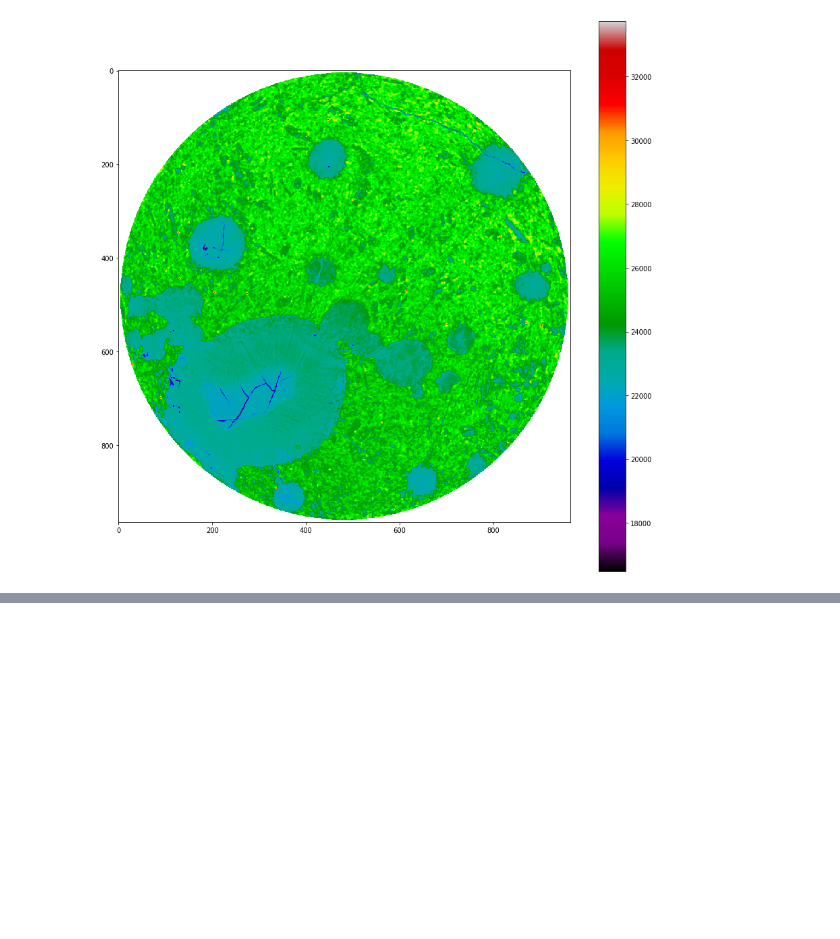
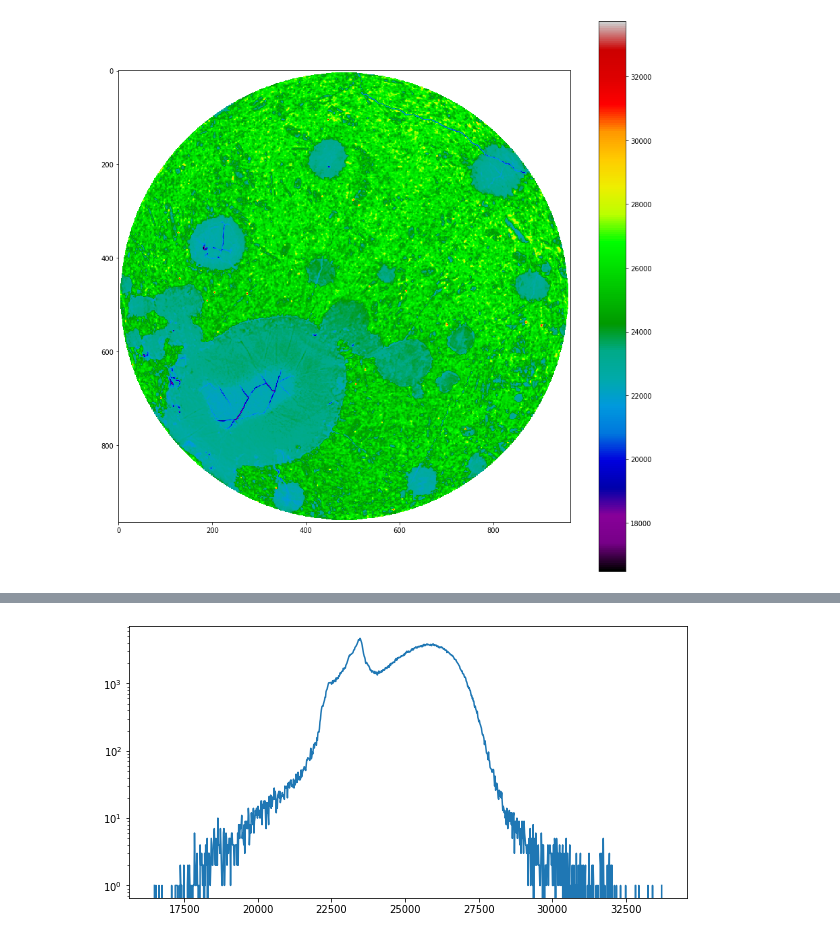
Before and after one commit to mnky9800n/faroe_segmentation, a Jupyter notebook: blur.ipynb, the cells around one changed output, grey strips where cells are left out. Drawn from its saved outputs; the diff is of its cells as text; code cells hidden in the pictures; blank space fills up the shorter version.

Commit message:
more analysis in blur

```diff
--- a/blur.ipynb
+++ b/blur.ipynb
@@ -133,0 +65,8 @@ fig.colorbar(cbar)
+# %%
+h, e = np.histogram(imarr_blur[~np.isnan(imarr_blur)].flatten(), bins=1000)
+
+fig, ax = plt.subplots(figsize=(10, 5))
+ax.plot(e[:-1], h)
+ax.set_yscale('log')
+# %% [output]
+[figure, added]
```
Also changed, not shown: parts of 22 cells of this notebook, 1 other file.
